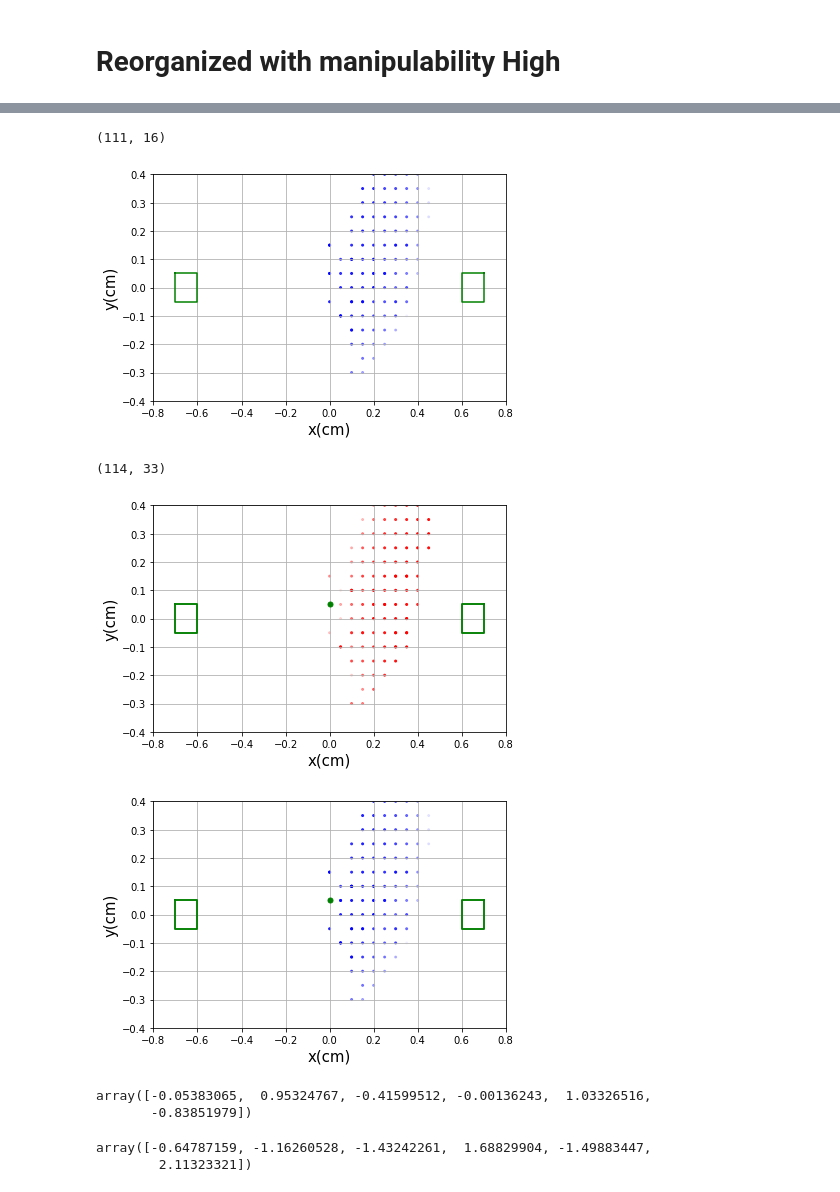
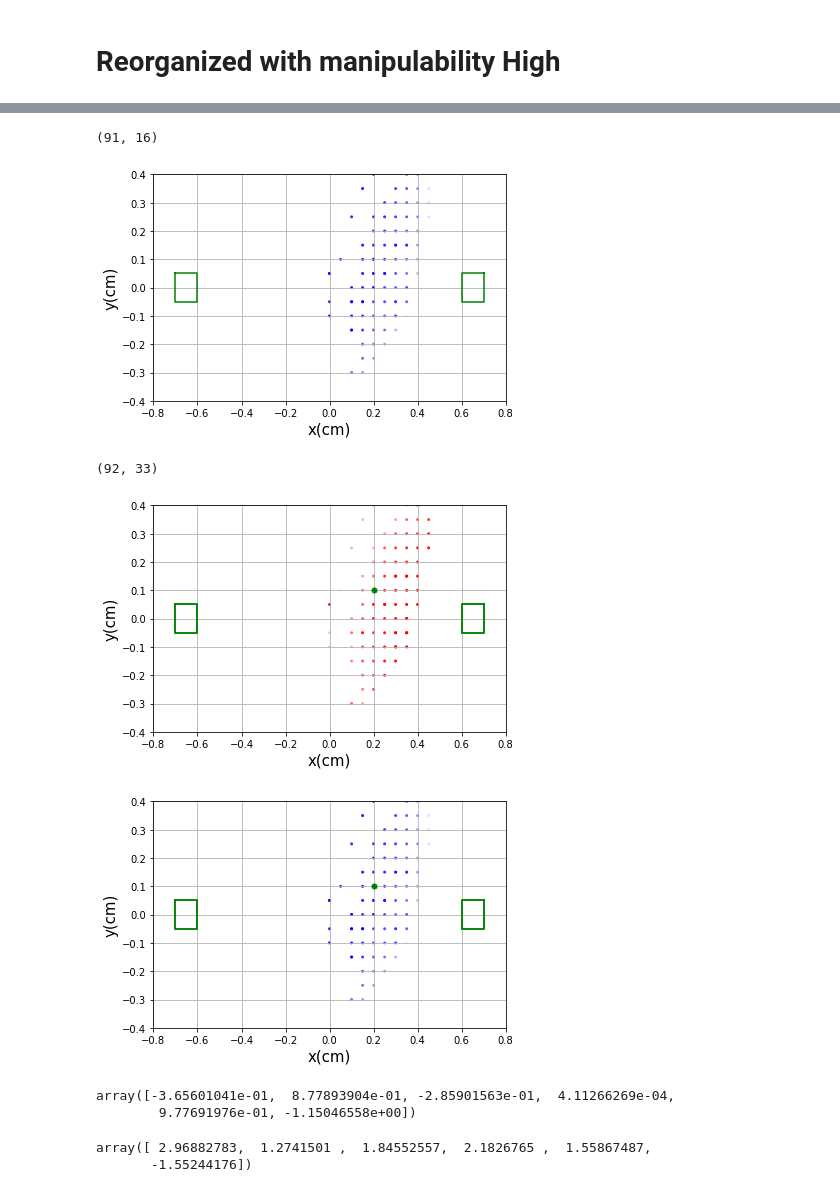
Before and after one commit to fryumbla/Robot-Manipulability, a Jupyter notebook: log/Manipulability_data 45 degre.ipynb, the cells around one changed output, grey strips where cells are left out. Drawn from its saved outputs; the diff is of its cells as text; code cells hidden in the pictures.

```diff
--- a/log/Manipulability_data 45 degre.ipynb
+++ b/log/Manipulability_data 45 degre.ipynb
@@ -148,7 +148,7 @@ plt.show()
 # map only with 0 direction
 # %%
 # Abb = AbbMData[(AbbMData[:, 6] == -90)|(AbbMData[:, 6] == 90) |(AbbMData[:, 6] == 45)|(AbbMData[:, 6] == -45) |(AbbMData[:, 6] == 0), :]
-Abb = AbbMData[(AbbMData[:, 6] == -45), :]
+Abb = AbbMData[(AbbMData[:, 6] == 45), :]
 # AbbMData[0]
 # AbbMData.shape
 # (AbbMData[:, 6] == 90).shape
@@ -275,7 +274,7 @@ resultado1 = np.flip(resultado1, 0)
 print(resultado1.shape)
 # print(resultado1[:,9])
 # %% [output]
-(111, 16)
+(91, 16)
 # %%
 fig, (ax1) = plt.subplots(nrows=1, ncols=1)
 # scatter_2d(ax1, 0, IndyMData['eefx'], IndyMData['eefy'], IndyMData['M'])
@@ -287,7 +286,7 @@ ax2.axis(xyminmax)
 fig.tight_layout()
 plt.show()
 # %% [output]
-[figure, old version]
+[figure, new version]
 # %%
 ABBmanipulability=[]
 for p in range(len(resultado[:, 0])):
@@ -300,7 +299,7 @@ npraw = np.array(ABBmanipulability)
 
 print(npraw.shape)
 # %% [output]
-(114, 33)
+(92, 33)
 # %%
 dualmani = npraw[npraw[:,32].argsort()]
 dualmani = np.flip(dualmani, 0)
@@ -309,37 +308,37 @@ dualmani = np.flip(dualmani, 0)
 # %%
 fig, (ax1) = plt.subplots(nrows=1, ncols=1)
 scatter_2d(ax1, 0, dualmani[:, 0], dualmani[:, 1], dualmani[:, 9]*10, col=[1,0,0])
-manipulability(ax1, dualmani[0])
+manipulability(ax1, dualmani[10])
 xyminmax = [-0.8, 0.8, -0.4, 0.4]
 ax1.axis(xyminmax)
 ax2.axis(xyminmax)
 fig.tight_layout()
 plt.show()
 # %% [output]
-[figure, old version]
+[figure, new version]
 # %%
 fig, (ax1) = plt.subplots(nrows=1, ncols=1)
 scatter_2d(ax1, 0, dualmani[:, 16], dualmani[:, 17], dualmani[:, 25]*7, col=[0,0,1] )
-manipulability(ax1, dualmani[0])
+manipulability(ax1, dualmani[10])
 xyminmax = [-0.8, 0.8, -0.4, 0.4]
 ax1.axis(xyminmax)
 ax2.axis(xyminmax)
 fig.tight_layout()
 plt.show()
 # %% [output]
-[figure, old version]
+[figure, new version]
 # %%
 #abb
-dualmani[0,10:16]
+dualmani[10,10:16]
 # %% [output]
-array([-0.05383065,  0.95324767, -0.41599512, -0.00136243,  1.03326516,
-       -0.83851979])
+array([-3.65601041e-01,  8.77893904e-01, -2.85901563e-01,  4.11266269e-04,
+        9.77691976e-01, -1.15046558e+00])
 # %%
 #indy
-dualmani[0,26:32]
+dualmani[10,26:32]
 # %% [output]
-array([-0.64787159, -1.16260528, -1.43242261,  1.68829904, -1.49883447,
-        2.11323321])
+array([ 2.96882783,  1.2741501 ,  1.84552557,  2.1826765 ,  1.55867487,
+       -1.55244176])
 # %%
 #indy
 dualmani[:,32]
```
Also changed, not shown: parts of 9 cells of this notebook.
